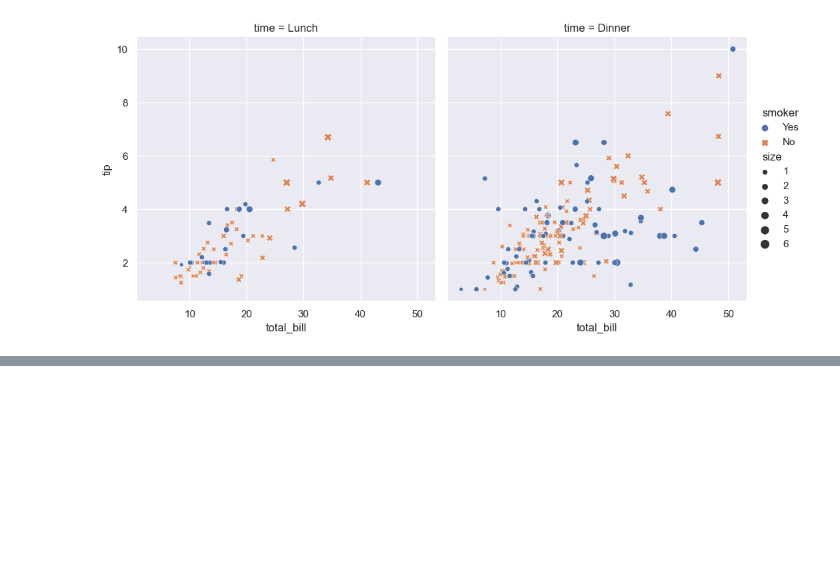
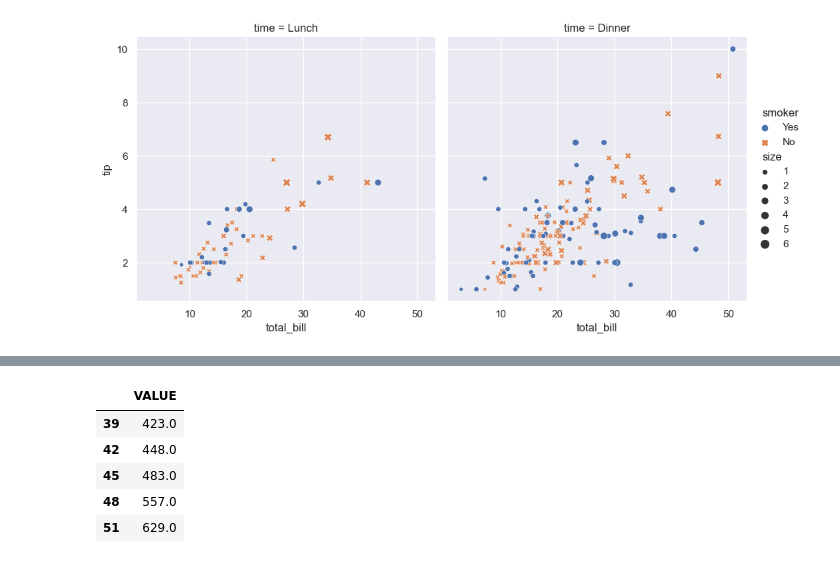
Before and after one commit to sba21725/MSC_DA_CA1, a Jupyter notebook: 01 Data Preparation.ipynb, the cells around one changed output, grey strips where cells are left out. Cells and saved outputs as stored; diff of their text form; code cells hidden in the pictures; blank space fills up the shorter version.

```diff
--- a/01 Data Preparation.ipynb
+++ b/01 Data Preparation.ipynb
@@ -514,0 +479,10 @@ Name: VALUE, dtype: float64
+# %%
+tma09_df_C1_labels = tma09_df_C1_ds_clean.drop(["Area of Residence", "Year"], axis=1)
+tma09_df_C1_labels.head()
+# %% [output]
+|  | VALUE |
+| 39 | 423.0 |
+| 42 | 448.0 |
+| 45 | 483.0 |
+| 48 | 557.0 |
+| 51 | 629.0 |
```
Also changed, not shown: parts of 38 cells of this notebook.
